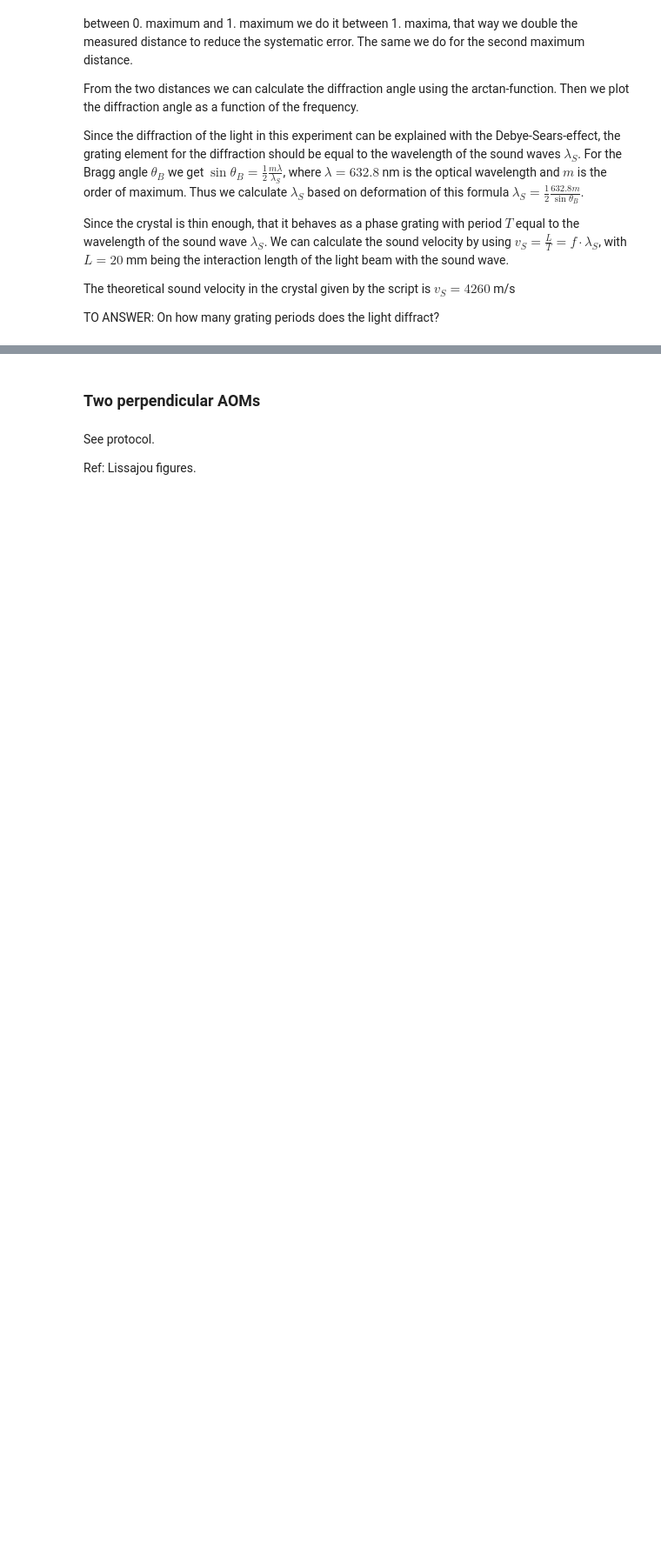
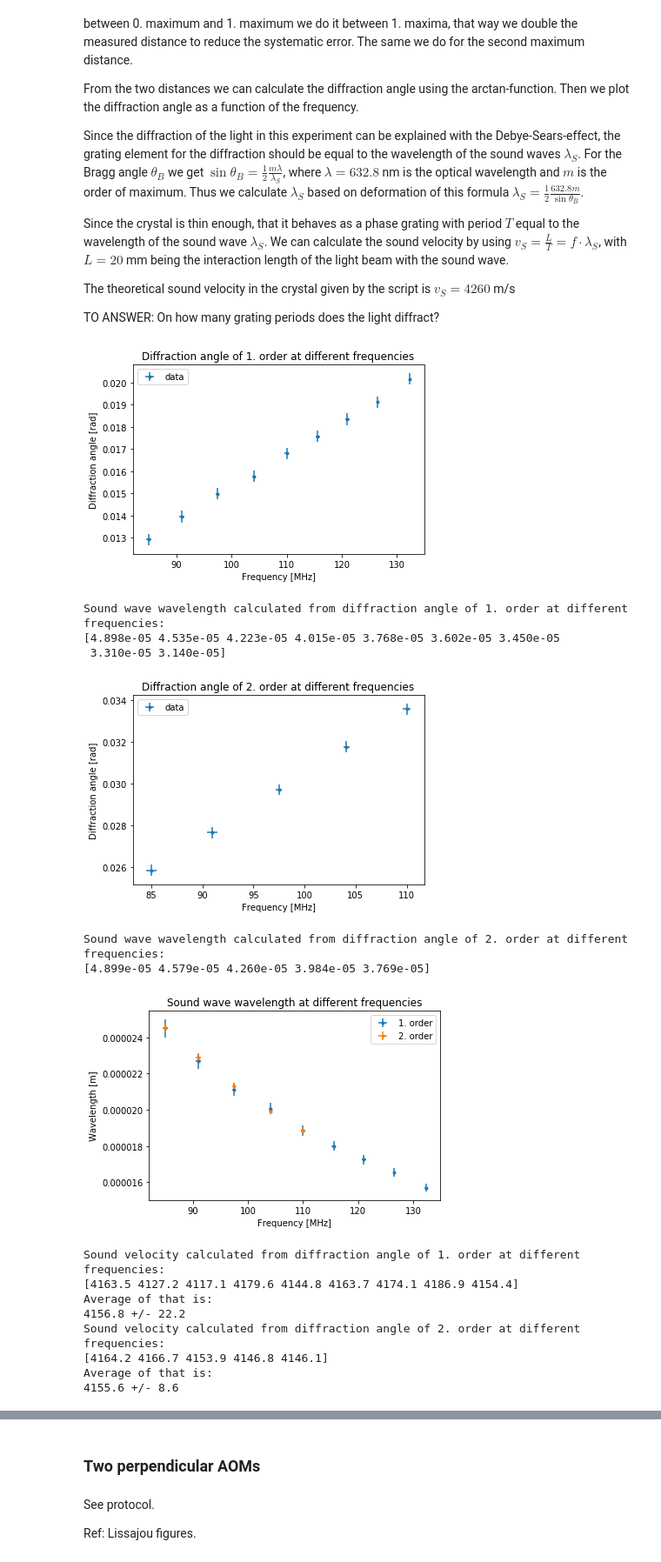
Before and after one commit to anananlyjlyj/physics-FP-Uni-HD, a Jupyter notebook: F86 Grundpraktikum Optik/FP Optics.ipynb, the cells around one changed output, grey strips where cells are left out. Shown at 87% size. Drawn from its saved outputs; the diff is of its cells as text; code cells hidden in the pictures; blank space fills up the shorter version.

Commit message:
AOM
speed of sound, power fix (still not complete)

```diff
--- a/F86 Grundpraktikum Optik/FP Optics.ipynb
+++ b/F86 Grundpraktikum Optik/FP Optics.ipynb
@@ -414,35 +426,57 @@ def Bragg (m,theta_B):
     return 632.8e-9*m/2/np.sin(theta_B)
 def dBragg (m, theta_B, dtheta_B):
     return 632.8e-9*m*np.cos(theta_B)*dtheta_B/2/np.sin(theta_B)**2
 
 plt.errorbar(f, angle01, xerr = df, yerr = dangle01, fmt=".", label="data")
 plt.title("Diffraction angle of 1. order at different frequencies")
 plt.xlabel("Frequency [MHz]")
 plt.ylabel("Diffraction angle [rad]")
 plt.legend()
 plt.show()
 print("Sound wave wavelength calculated from diffraction angle of 1. order at different frequencies: ")
-print(np.around(Bragg(1,angle01),8))
+print(np.around(Bragg(1,0.5*angle01),8))
 
 plt.errorbar(f[0:5], angle02, xerr = df[0:5], yerr = dangle02, fmt=".", label="data")
 plt.title("Diffraction angle of 2. order at different frequencies")
 plt.xlabel("Frequency [MHz]")
 plt.ylabel("Diffraction angle [rad]")
 plt.legend()
 plt.show()
 print("Sound wave wavelength calculated from diffraction angle of 2. order at different frequencies: ")
-print(np.around(Bragg(2,angle02),8))
+print(np.around(Bragg(2,0.5*angle02),8))
 
 
 plt.errorbar(f, Bragg(1,angle01), xerr = df, yerr = dBragg(1, angle01, dangle01), fmt=".", label="1. order")
 plt.errorbar(f[0:5], Bragg(2,angle02), xerr = df[0:5], yerr = dBragg(2, angle02, dangle02), fmt=".", label="2. order")
 plt.title("Sound wave wavelength at different frequencies")
 plt.xlabel("Frequency [MHz]")
 plt.ylabel("Wavelength [m]")
 plt.legend()
 plt.show()
 print("Sound velocity calculated from diffraction angle of 1. order at different frequencies: ")
-print(np.around(f*10**6*Bragg(1,angle01),1))
+print(np.around(f*10**6*Bragg(1,0.5*angle01),1))
+print("Average of that is: ")
+print(np.round(np.average(f*10**6*Bragg(1,0.5*angle01)),1), "+/-", np.round(np.std(f*10**6*Bragg(1,0.5*angle01)),1))
 print("Sound velocity calculated from diffraction angle of 2. order at different frequencies: ")
-print(np.around(f[0:5]*10**6*Bragg(2,angle02),1))
+print(np.around(f[0:5]*10**6*Bragg(2,0.5*angle02),1))
+print("Average of that is: ")
+print(np.round(np.average(f[0:5]*10**6*Bragg(2,0.5*angle02)),1), "+/-",
+      np.round(np.std(f[0:5]*10**6*Bragg(2,0.5*angle02)),1))
+# %% [output]
+[figure, added]
+Sound wave wavelength calculated from diffraction angle of 1. order at different frequencies:
+[4.898e-05 4.535e-05 4.223e-05 4.015e-05 3.768e-05 3.602e-05 3.450e-05
+ 3.310e-05 3.140e-05]
+[figure, added]
+Sound wave wavelength calculated from diffraction angle of 2. order at different frequencies:
+[4.899e-05 4.579e-05 4.260e-05 3.984e-05 3.769e-05]
+[figure, added]
+Sound velocity calculated from diffraction angle of 1. order at different frequencies:
+[4163.5 4127.2 4117.1 4179.6 4144.8 4163.7 4174.1 4186.9 4154.4]
+Average of that is:
+4156.8 +/- 22.2
+Sound velocity calculated from diffraction angle of 2. order at different frequencies:
+[4164.2 4166.7 4153.9 4146.8 4146.1]
+Average of that is:
+4155.6 +/- 8.6
 # %% [markdown]
```
Also changed, not shown: parts of 6 cells of this notebook.
